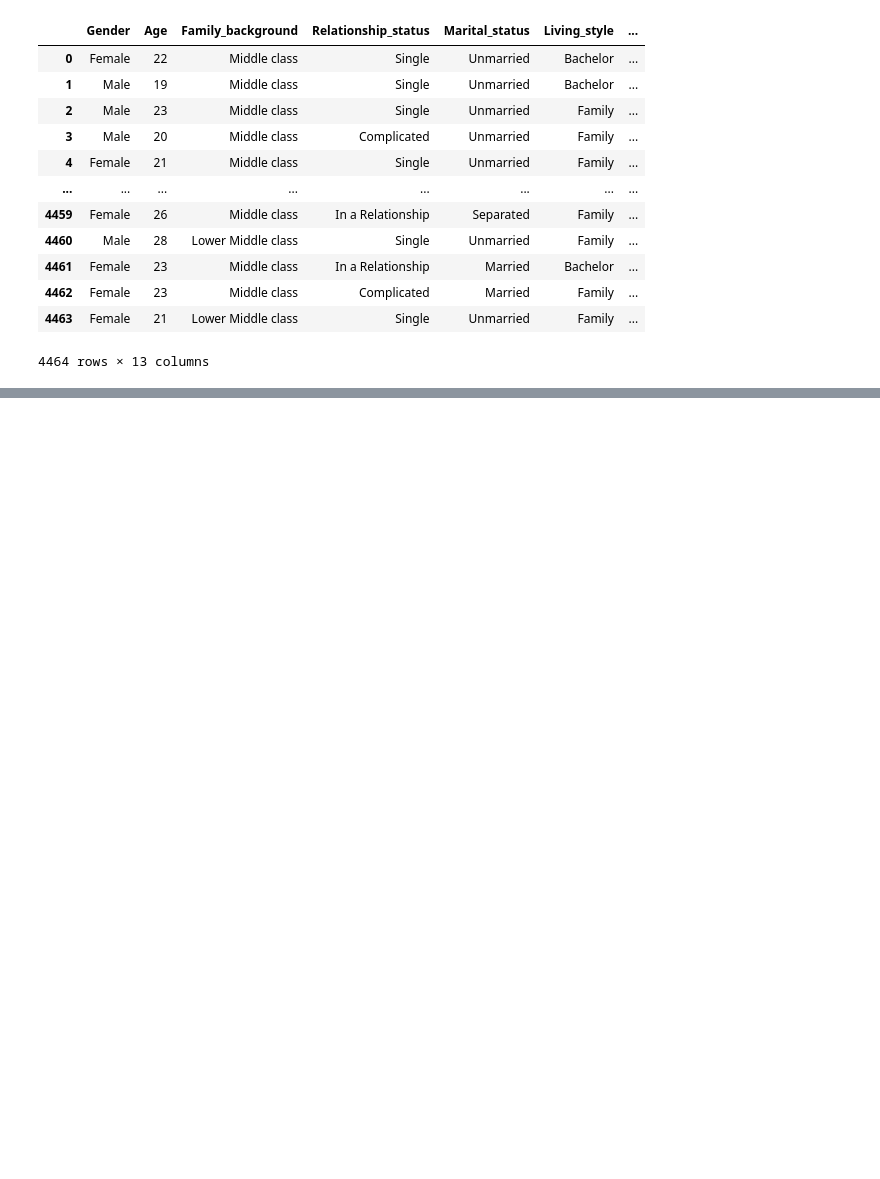
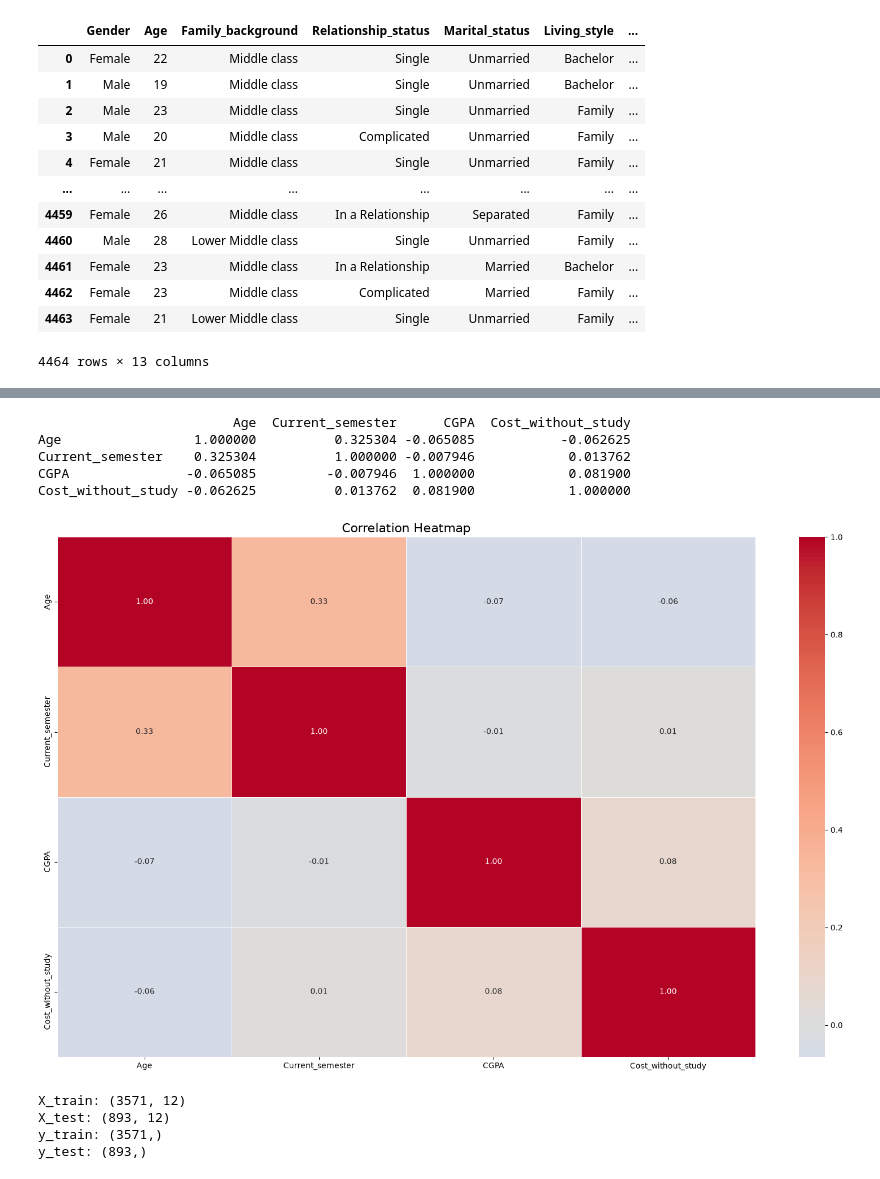
Before and after one commit to Mozzyvocca/Python-Data-Learning, a Jupyter notebook: student_depression.ipynb, the cells around one changed output, grey strips where cells are left out. Cells and saved outputs as stored; diff of their text form; code cells hidden in the pictures; blank space fills up the shorter version.

Commit message:
split data

```diff
--- a/student_depression.ipynb
+++ b/student_depression.ipynb
@@ -89,0 +47,57 @@ plt.show()
+# %%
+## Outlier
+import seaborn as sns
+import matplotlib.pyplot as plt
+import numpy as np
+
+correlation_matrix = df.select_dtypes(
+    include=np.number
+).corr()
+
+print(correlation_matrix)
+
+plt.figure(figsize=(16, 10))
+
+sns.heatmap(
+    correlation_matrix,
+    annot=True,
+    cmap='coolwarm',
+    fmt='.2f',
+    linewidths=0.5,
+    center=0
+)
+
+plt.title('Correlation Heatmap', fontsize=16)
+plt.tight_layout()
+plt.show()
+# %% [output]
+                         Age  Current_semester      CGPA  Cost_without_study
+Age                 1.000000          0.325304 -0.065085           -0.062625
+Current_semester    0.325304          1.000000 -0.007946            0.013762
+CGPA               -0.065085         -0.007946  1.000000            0.081900
+Cost_without_study -0.062625          0.013762  0.081900            1.000000
+[figure, added]
+# %%
+import pandas as pd
+from sklearn.model_selection import train_test_split
+
+X = df.drop(columns=['Depression'])
+y = df['Depression']
+
+X_train, X_test, y_train, y_test = train_test_split(
+    X,
+    y,
+    test_size=0.2,
+    random_state=42,
+    stratify=y
+)
+
+print("X_train:", X_train.shape)
+print("X_test:", X_test.shape)
+print("y_train:", y_train.shape)
+print("y_test:", y_test.shape)
+# %% [output]
+X_train: (3571, 12)
+X_test: (893, 12)
+y_train: (3571,)
+y_test: (893,)
```
Also changed, not shown: parts of 10 cells of this notebook.
